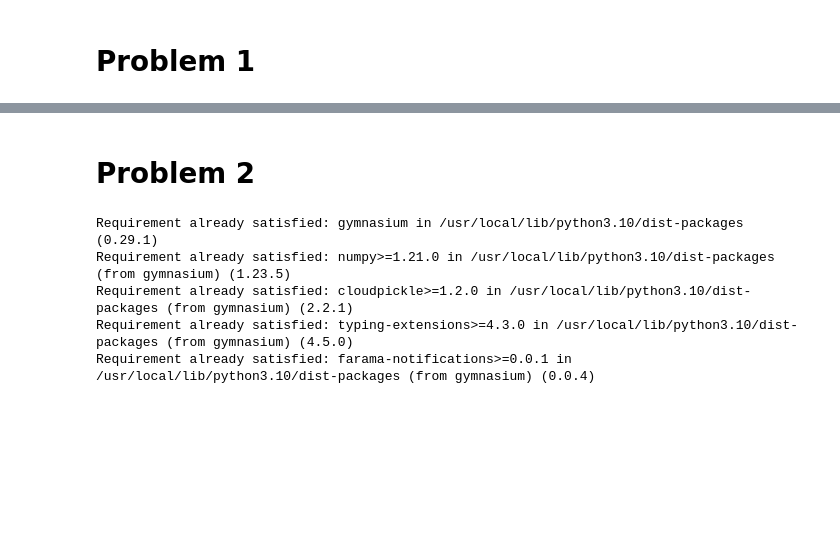
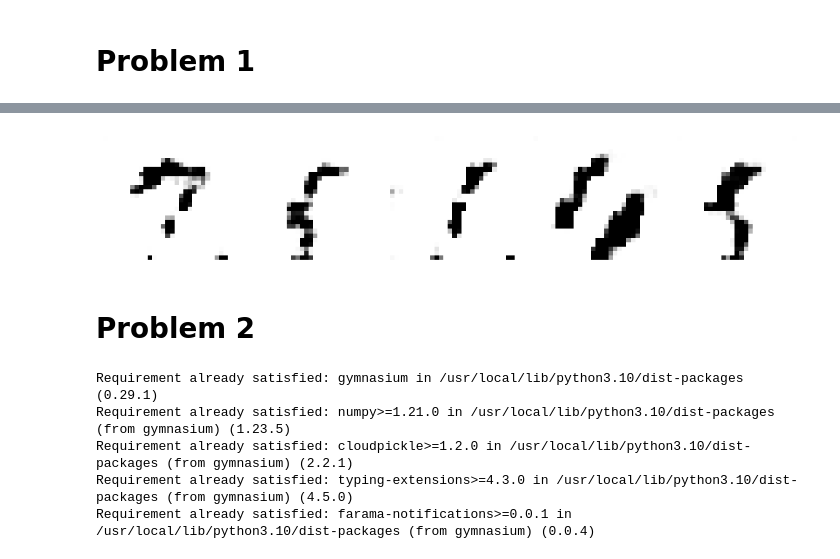
Before and after one commit to yimianxyz/sysen6888, a Jupyter notebook: HW5-jupyter.ipynb, the cells around one changed output, grey strips where cells are left out. Cells and saved outputs as stored; diff of their text form; code cells hidden in the pictures; blank space fills up the shorter version.

```diff
--- a/HW5-jupyter.ipynb
+++ b/HW5-jupyter.ipynb
@@ -134,0 +222,16 @@ PermissionDeniedError: /mnt/data; Permission denied
+# %%
+def generate_images(generator, num_images=5):
+    noise = np.random.normal(0, 1, (num_images, 100))
+    generated_images = generator.predict(noise)
+    generated_images = generated_images.reshape(num_images, 28, 28)
+
+    plt.figure(figsize=(10, 2))
+    for i in range(num_images):
+        plt.subplot(1, num_images, i+1)
+        plt.imshow(generated_images[i], interpolation='nearest', cmap='gray_r')
+        plt.axis('off')
+    plt.tight_layout()
+    plt.show()
+
+generate_images(generator, num_images=5)
+# %% [output]
@@ -135,3 +239,4 @@ PermissionDeniedError: /mnt/data; Permission denied
+[figure, added]
 # %% [markdown]
 # Problem 2
 # %%
```
Also changed, not shown: parts of 12 cells of this notebook.
